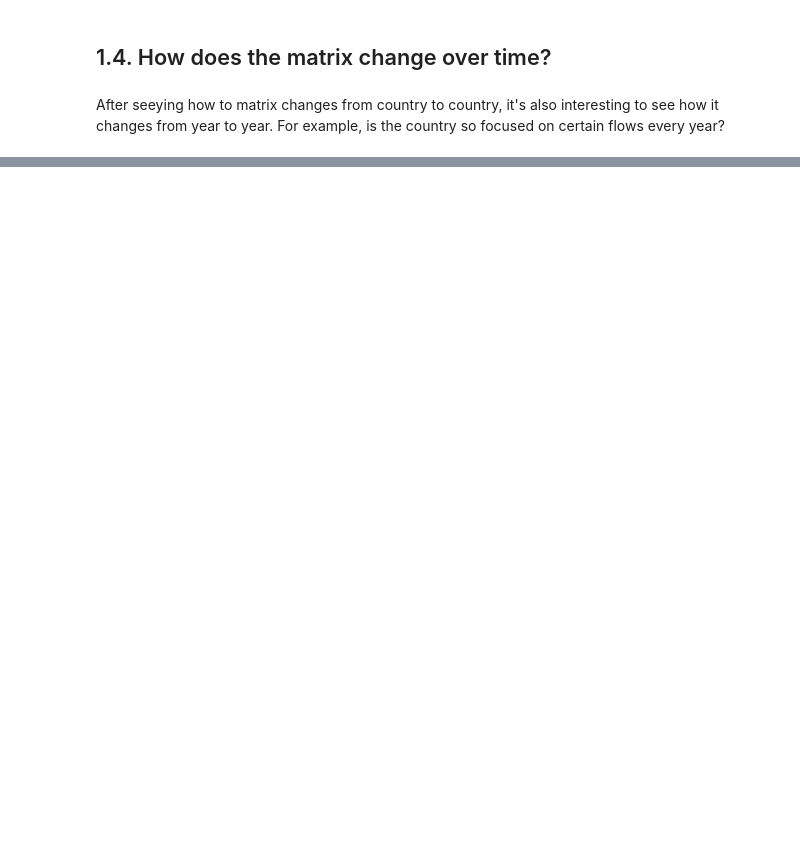
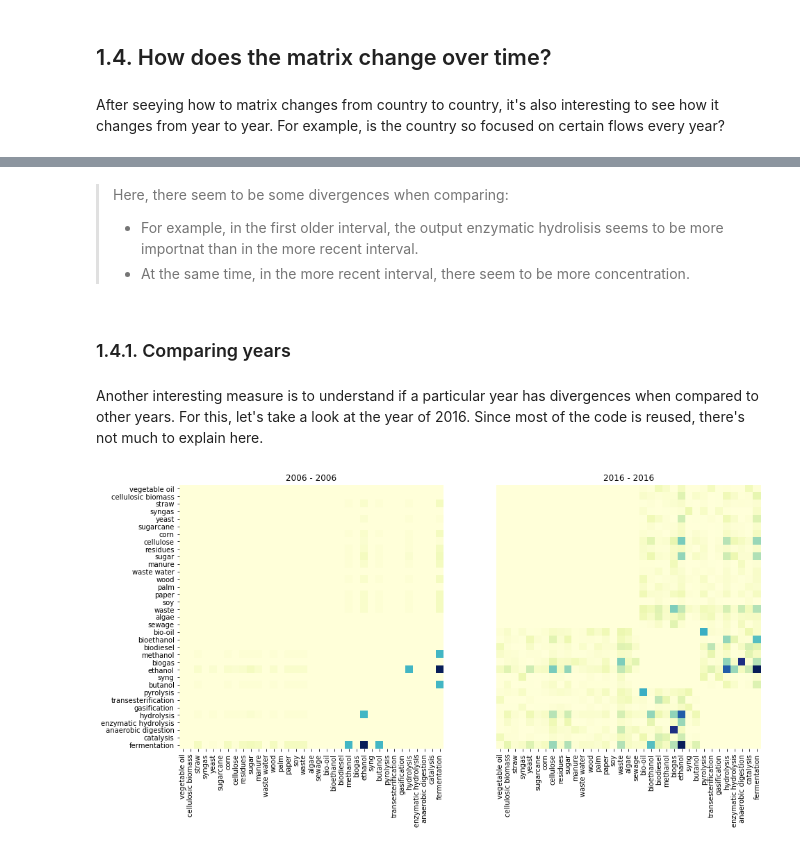
Before and after one commit to duarteocarmo/technological_capabilities, a Jupyter notebook: notebooks/Exploring.ipynb, the cells around one changed output, grey strips where cells are left out. Saved outputs shown, nothing was run; the diff lists cells and outputs as text; code cells hidden in the pictures; blank space fills up the shorter version.

```diff
--- a/notebooks/Exploring.ipynb
+++ b/notebooks/Exploring.ipynb
@@ -223,0 +286,35 @@ After seeying how to matrix changes from country to country, it's also interesti
+# %% [markdown]
+> Here, there seem to be some divergences when comparing:
+> * For example, in the first older interval, the output enzymatic hydrolisis seems to be more importnat than in the more recent interval.
+> * At the same time, in the more recent interval, there seem to be more concentration.
+# %% [markdown]
+### 1.4.1. Comparing years
+# %% [markdown]
+Another interesting measure is to understand if a particular year has divergences when compared to other years. For this, let's take a look at the year of 2016. Since most of the code is reused, there's not much to explain here.
+# %%
+# set intervals
+first_interval = [2006, 2006]
+second_interval = [2016, 2016]
+
+first_interval_matrix = get_the_matrix_from_dates(first_interval[0], first_interval[1])
+second_interval_matrix = get_the_matrix_from_dates(second_interval[0], second_interval[1])
+
+# first row
+plt.subplots(2,1,figsize=(15,15))
+
+# if you only want to plot half
+#mask = np.zeros_like(first_interval_matrix)
+#mask[np.triu_indices_from(mask)] = True
+# add to heatmap, property mask=mask
+
+
+plt.subplot(121)
+sns.heatmap(first_interval_matrix, cmap='YlGnBu', cbar=None, square=True, xticklabels=matrix_axis, yticklabels=matrix_axis)
+plt.title('{} - {}'.format(first_interval[0], first_interval[1]))
+
+plt.subplot(122)
+sns.heatmap(second_interval_matrix, cmap='YlGnBu', cbar=None, square=True, xticklabels=matrix_axis, yticklabels=False)
+plt.title('{} - {}'.format(second_interval[0], second_interval[1]))
+plt.show()
+# %% [output]
+[figure, added]
```
Also changed, not shown: parts of 14 cells of this notebook.
